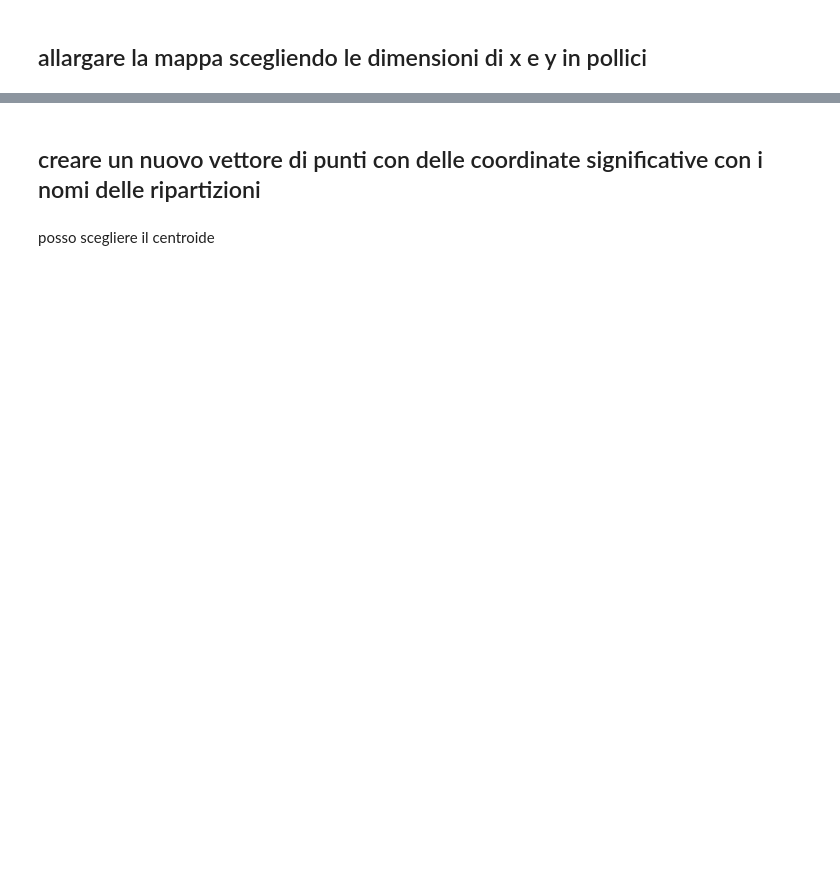
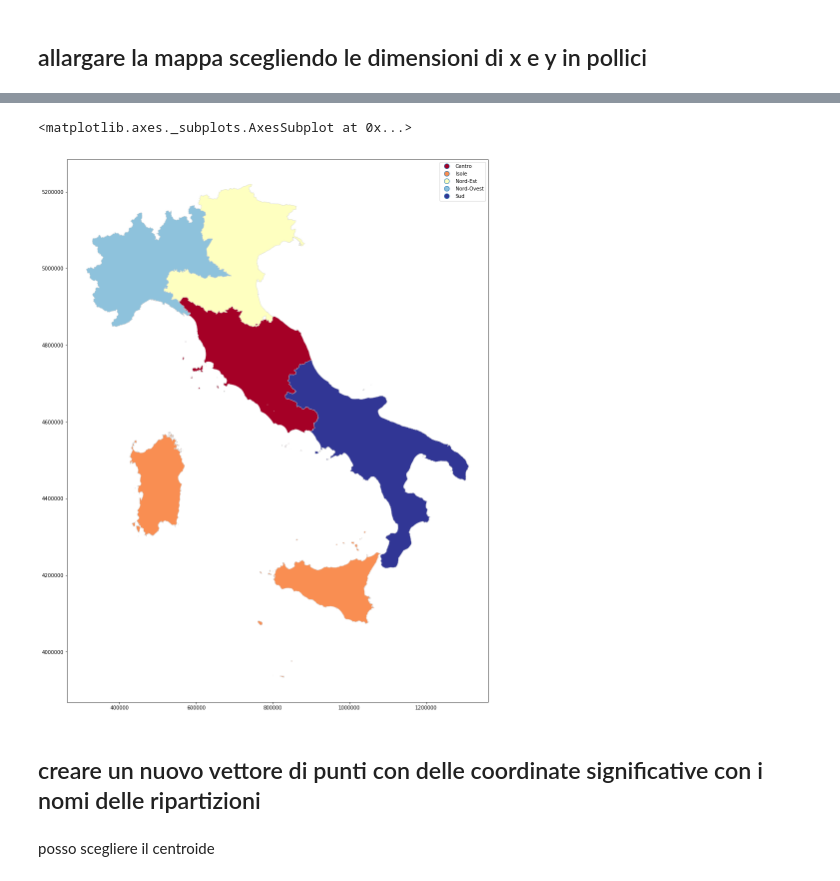
Before and after one commit to napo/geopandas_esempi, a Jupyter notebook: dati istat.ipynb, the cells around one changed output, grey strips where cells are left out. Cells and saved outputs as stored; diff of their text form; code cells hidden in the pictures; blank space fills up the shorter version.

```diff
--- a/dati istat.ipynb
+++ b/dati istat.ipynb
@@ -80,3 +94,8 @@ ripartizioni_geografiche.plot(column='DEN_RIP',legend=True,figsize=(20,20),cmap=
+# %%
+ripartizioni_geografiche.plot(column='DEN_RIP',legend=True,figsize=(20,20),cmap="RdYlBu", edgecolor = "lightgrey", linewidth = 0.5)
+# %% [output]
+<matplotlib.axes._subplots.AxesSubplot at 0x...>
+[figure, added]
 # %% [markdown]
 ## creare un nuovo vettore di punti con delle coordinate significative con i nomi delle ripartizioni
 # %% [markdown]
```
Also changed, not shown: parts of 14 cells of this notebook.
